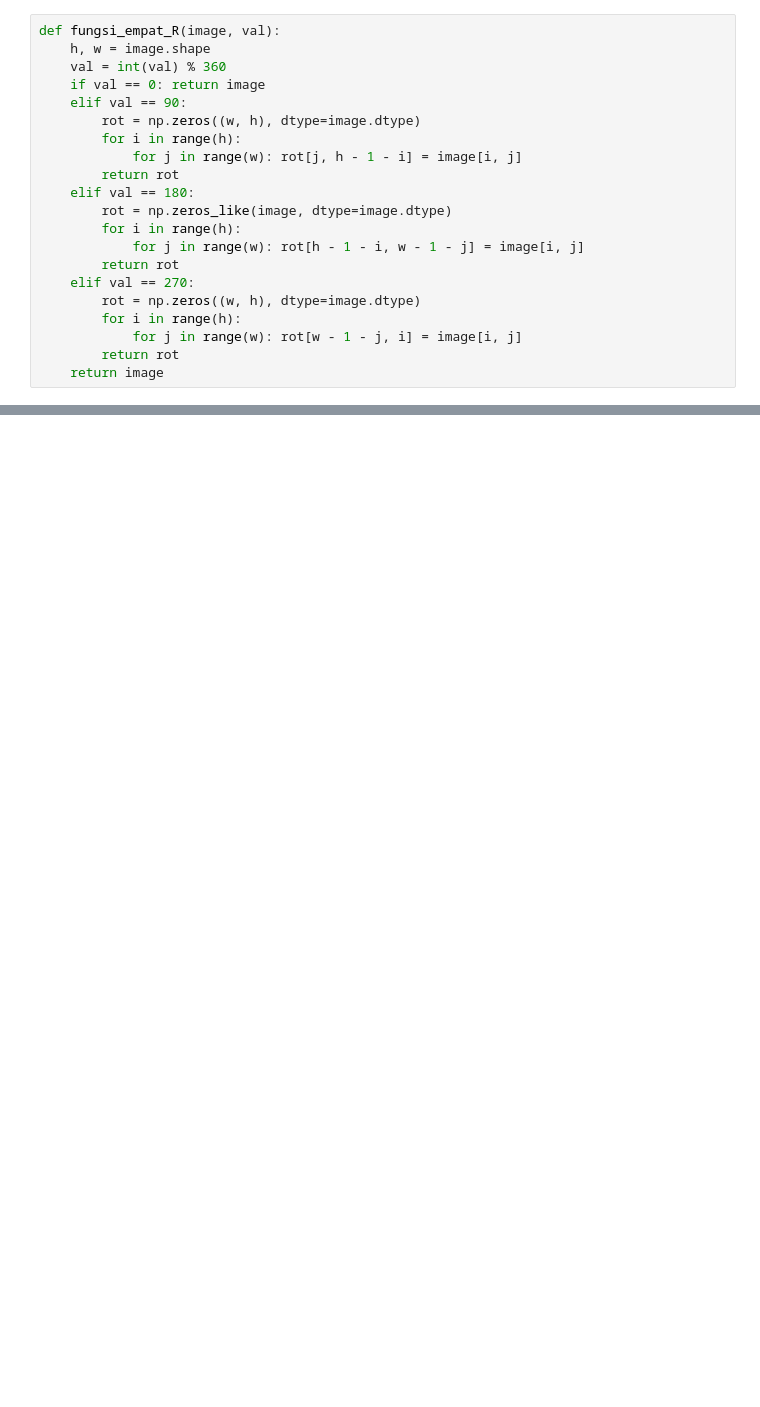
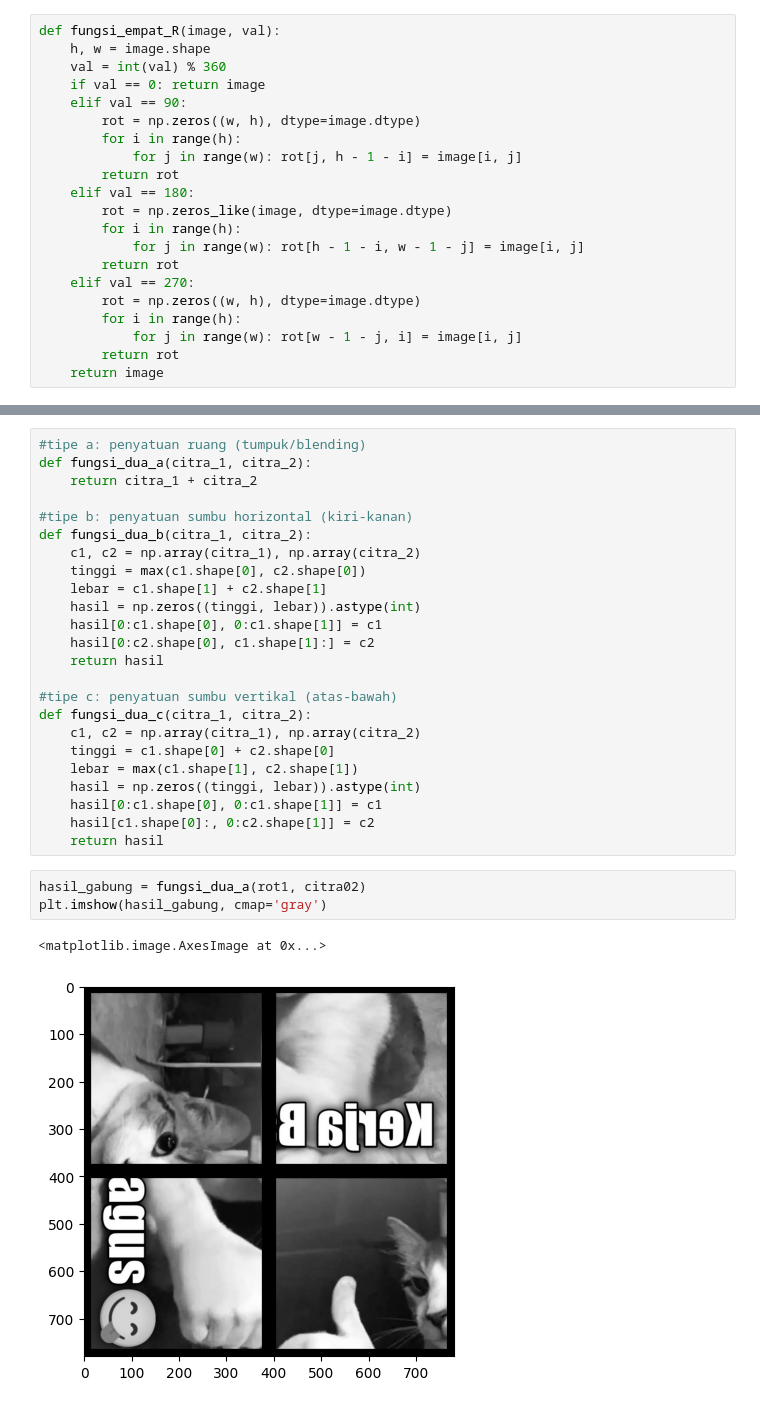
Before and after one commit to praktikum-pcd-2026/kelompok6-jurnal-modul-1-wimarprakasa130-del, a Jupyter notebook: mod1.ipynb, the cells around one changed output, grey strips where cells are left out. Drawn from its saved outputs; the diff is of its cells as text; blank space fills up the shorter version.

```diff
--- a/mod1.ipynb
+++ b/mod1.ipynb
@@ -43,0 +44,30 @@ plt.imshow(rot1)
+# %%
+#tipe a: penyatuan ruang (tumpuk/blending)
+def fungsi_dua_a(citra_1, citra_2):
+    return citra_1 + citra_2
+
+#tipe b: penyatuan sumbu horizontal (kiri-kanan)
+def fungsi_dua_b(citra_1, citra_2):
+    c1, c2 = np.array(citra_1), np.array(citra_2)
+    tinggi = max(c1.shape[0], c2.shape[0])
+    lebar = c1.shape[1] + c2.shape[1]
+    hasil = np.zeros((tinggi, lebar)).astype(int)
+    hasil[0:c1.shape[0], 0:c1.shape[1]] = c1
+    hasil[0:c2.shape[0], c1.shape[1]:] = c2
+    return hasil
+
+#tipe c: penyatuan sumbu vertikal (atas-bawah)
+def fungsi_dua_c(citra_1, citra_2):
+    c1, c2 = np.array(citra_1), np.array(citra_2)
+    tinggi = c1.shape[0] + c2.shape[0]
+    lebar = max(c1.shape[1], c2.shape[1])
+    hasil = np.zeros((tinggi, lebar)).astype(int)
+    hasil[0:c1.shape[0], 0:c1.shape[1]] = c1
+    hasil[c1.shape[0]:, 0:c2.shape[1]] = c2
+    return hasil
+# %%
+hasil_gabung = fungsi_dua_a(rot1, citra02)
+plt.imshow(hasil_gabung, cmap='gray')
+# %% [output]
+<matplotlib.image.AxesImage at 0x...>
+[figure, added]
```
Also changed, not shown: parts of 16 cells of this notebook.
